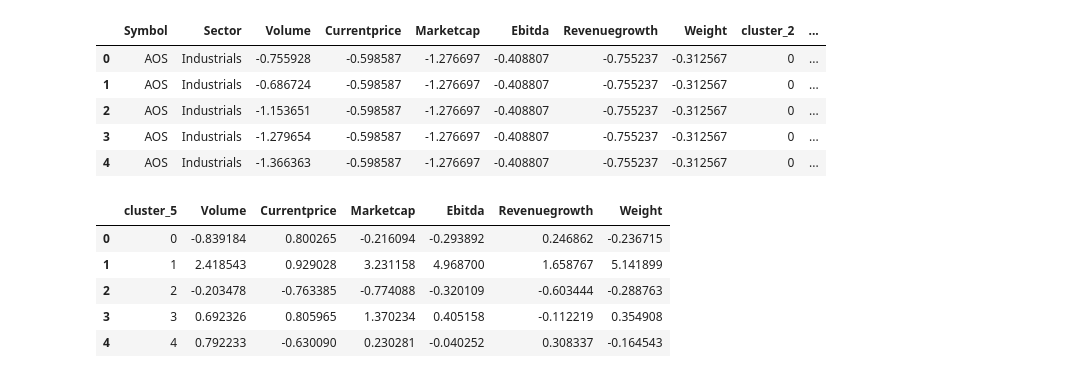
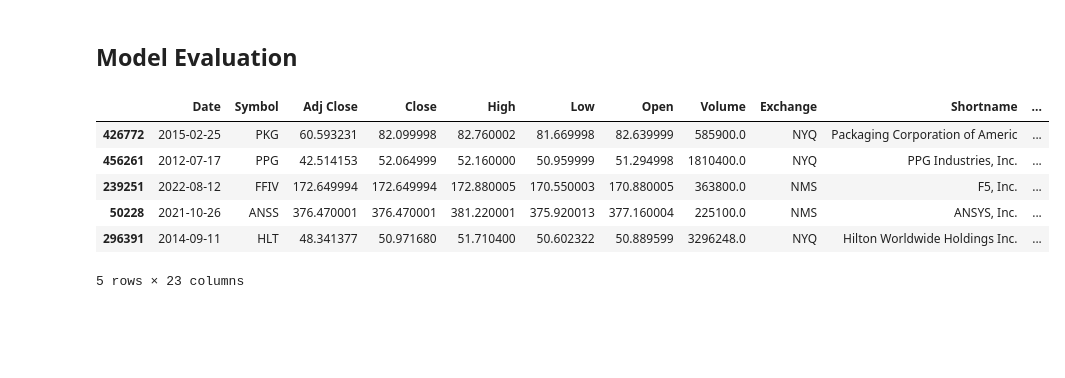
Before and after one commit to KayMichnicki/AAI510-Final-Project, a Jupyter notebook: AAI510_Stock_Clustering.ipynb, the cells around one changed output. Saved outputs shown, nothing was run; the diff lists cells and outputs as text; code cells hidden in the pictures; blank space fills up the shorter version.

Commit message:
Clustering

```diff
--- a/AAI510_Stock_Clustering.ipynb
+++ b/AAI510_Stock_Clustering.ipynb
@@ -73,4 +17,0 @@ stocks_df.head()
-# %%
-stocks = stocks_df.merge(companies_df, on='Symbol', how='left')
-print(stocks.shape)
-stocks.head()
@@ -94,7 +17,0 @@ Index(['Date', 'Symbol', 'Adj Close', 'Close', 'High', 'Low', 'Open', 'Volume',
-# %%
-text_features = ['Symbol','Sector']
-
-num_features = ['Volume', 'Currentprice', 'Marketcap', 'Ebitda', 'Revenuegrowth', 'Weight']
-
-stocks = stocks[text_features + num_features]
-print(stocks.shape)
@@ -102,0 +20,30 @@ print(stocks.shape)
+# %%
+def loadDataset(paths):
+    index = paths[0]    # SP_500 Index
+    companies = paths[1] # SP_500 Companies
+    stocks = paths[2] # SP_500 Stocks
+
+    # Load datasets
+    index_df = pd.read_csv(index, parse_dates=['Date'])
+    companies_df = pd.read_csv(companies)
+    stocks_df = pd.read_csv(stocks)
+    stocks_df = stocks_df[stocks_df['Close'].isnull() == False]
+
+    # Merge datasets for training
+    merged_df = stocks_df.merge(companies_df, on='Symbol', how='left')
+
+    print(f'Shape of the merged dataset: {merged_df.shape}')
+
+    # train test split
+    train, test = train_test_split(merged_df, test_size=0.2, random_state=42)
+
+    # Train data
+    print(f'Shape of Train dataset: {train.shape}')
+
+    # Test data
+    print(f'Shape of Test dataset: {test.shape}')
+
+    return train, test
+# %%
+file_paths = ['datasets/sp-500-stocks/sp500_index.csv', 'datasets/sp-500-stocks/sp500_companies.csv', 'datasets/sp-500-stocks/sp500_stocks.csv']
+stocks, stocks_test = loadDataset(file_paths)
@@ -376,19 +368,12 @@ plt.show()
+# %% [markdown]
+## Model Evaluation
 # %%
-stocks.head()
+stocks_test.head()
 # %% [output]
-|  | Symbol | Sector | Volume | Currentprice | Marketcap | Ebitda | Revenuegrowth | Weight | cluster_2 | ... |
-| 0 | AOS | Industrials | -0.755928 | -0.598587 | -1.276697 | -0.408807 | -0.755237 | -0.312567 | 0 | ... |
-| 1 | AOS | Industrials | -0.686724 | -0.598587 | -1.276697 | -0.408807 | -0.755237 | -0.312567 | 0 | ... |
-| 2 | AOS | Industrials | -1.153651 | -0.598587 | -1.276697 | -0.408807 | -0.755237 | -0.312567 | 0 | ... |
-| 3 | AOS | Industrials | -1.279654 | -0.598587 | -1.276697 | -0.408807 | -0.755237 | -0.312567 | 0 | ... |
-| 4 | AOS | Industrials | -1.366363 | -0.598587 | -1.276697 | -0.408807 | -0.755237 | -0.312567 | 0 | ... |
+|  | Date | Symbol | Adj Close | Close | High | Low | Open | Volume | Exchange | Shortname | ... |
+| 426772 | 2015-02-25 | PKG | 60.593231 | 82.099998 | 82.760002 | 81.669998 | 82.639999 | 585900.0 | NYQ | Packaging Corporation of Americ | ... |
+| 456261 | 2012-07-17 | PPG | 42.514153 | 52.064999 | 52.160000 | 50.959999 | 51.294998 | 1810400.0 | NYQ | PPG Industries, Inc. | ... |
+| 239251 | 2022-08-12 | FFIV | 172.649994 | 172.649994 | 172.880005 | 170.550003 | 170.880005 | 363800.0 | NMS | F5, Inc. | ... |
+| 50228 | 2021-10-26 | ANSS | 376.470001 | 376.470001 | 381.220001 | 375.920013 | 377.160004 | 225100.0 | NMS | ANSYS, Inc. | ... |
+| 296391 | 2014-09-11 | HLT | 48.341377 | 50.971680 | 51.710400 | 50.602322 | 50.889599 | 3296248.0 | NYQ | Hilton Worldwide Holdings Inc. | ... |
+5 rows × 23 columns
-# %%
-cluster_summary = stocks.groupby('cluster_5')[num_features].mean().reset_index()
-cluster_summary
-# %% [output]
-|  | cluster_5 | Volume | Currentprice | Marketcap | Ebitda | Revenuegrowth | Weight |
-| 0 | 0 | -0.839184 | 0.800265 | -0.216094 | -0.293892 | 0.246862 | -0.236715 |
-| 1 | 1 | 2.418543 | 0.929028 | 3.231158 | 4.968700 | 1.658767 | 5.141899 |
-| 2 | 2 | -0.203478 | -0.763385 | -0.774088 | -0.320109 | -0.603444 | -0.288763 |
-| 3 | 3 | 0.692326 | 0.805965 | 1.370234 | 0.405158 | -0.112219 | 0.354908 |
-| 4 | 4 | 0.792233 | -0.630090 | 0.230281 | -0.040252 | 0.308337 | -0.164543 |
```
Also changed, not shown: parts of 64 cells of this notebook.
